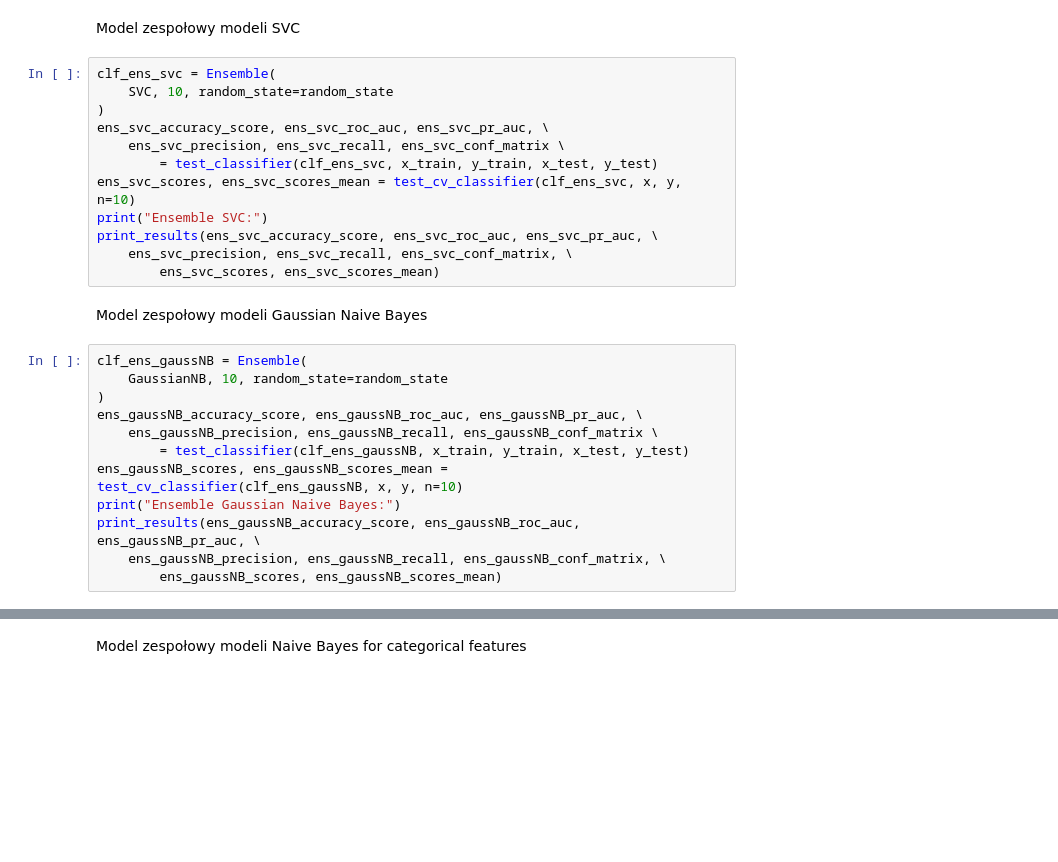
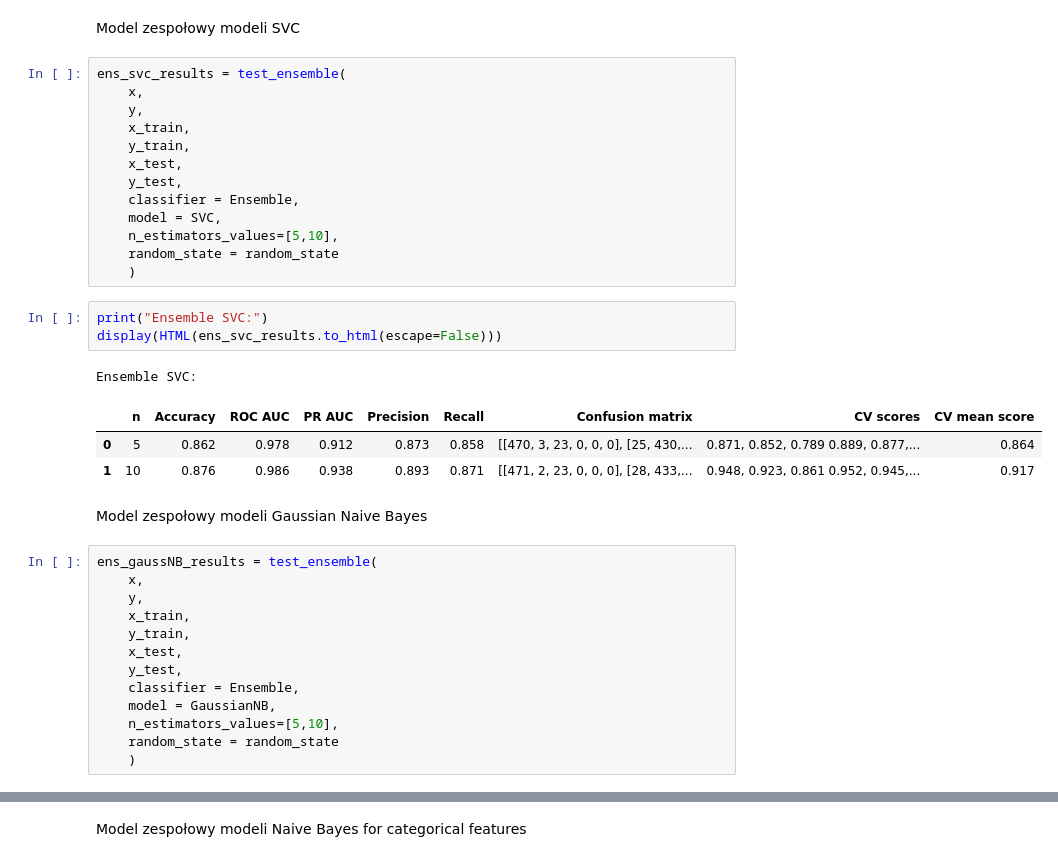
Before and after one commit to JakubDziegielewski/Ensambles, a Jupyter notebook: experiments_v2.ipynb, the cells around one changed output, grey strips where cells are left out. Saved outputs shown, nothing was run; the diff lists cells and outputs as text; blank space fills up the shorter version.

```diff
--- a/experiments_v2.ipynb
+++ b/experiments_v2.ipynb
@@ -351,29 +419,39 @@ CV mean score: 0.731
 ### Testy na przygotowanej implementacji modeli zespołowych
 # %% [markdown]
 Model zespołowy modeli SVC
-# %%
-clf_ens_svc = Ensemble(
-    SVC, 10, random_state=random_state
-)
-ens_svc_accuracy_score, ens_svc_roc_auc, ens_svc_pr_auc, \
-    ens_svc_precision, ens_svc_recall, ens_svc_conf_matrix \
-        = test_classifier(clf_ens_svc, x_train, y_train, x_test, y_test)
-ens_svc_scores, ens_svc_scores_mean = test_cv_classifier(clf_ens_svc, x, y, n=10)
-print("Ensemble SVC:")
-print_results(ens_svc_accuracy_score, ens_svc_roc_auc, ens_svc_pr_auc, \
-    ens_svc_precision, ens_svc_recall, ens_svc_conf_matrix, \
-        ens_svc_scores, ens_svc_scores_mean)
+# %%
+ens_svc_results = test_ensemble(
+    x,
+    y,
+    x_train,
+    y_train,
+    x_test,
+    y_test,
+    classifier = Ensemble,
+    model = SVC,
+    n_estimators_values=[5,10],
+    random_state = random_state
+    )
+# %%
+print("Ensemble SVC:")
+display(HTML(ens_svc_results.to_html(escape=False)))
+# %% [output]
+Ensemble SVC:
+|  | n | Accuracy | ROC AUC | PR AUC | Precision | Recall | Confusion matrix | CV scores | CV mean score |
+| 0 | 5 | 0.862 | 0.978 | 0.912 | 0.873 | 0.858 | [[470, 3, 23, 0, 0, 0], [25, 430,... | 0.871, 0.852, 0.789 0.889, 0.877,... | 0.864 |
+| 1 | 10 | 0.876 | 0.986 | 0.938 | 0.893 | 0.871 | [[471, 2, 23, 0, 0, 0], [28, 433,... | 0.948, 0.923, 0.861 0.952, 0.945,... | 0.917 |
 # %% [markdown]
 Model zespołowy modeli Gaussian Naive Bayes
-# %%
-clf_ens_gaussNB = Ensemble(
-    GaussianNB, 10, random_state=random_state
-)
-ens_gaussNB_accuracy_score, ens_gaussNB_roc_auc, ens_gaussNB_pr_auc, \
-    ens_gaussNB_precision, ens_gaussNB_recall, ens_gaussNB_conf_matrix \
-        = test_classifier(clf_ens_gaussNB, x_train, y_train, x_test, y_test)
-ens_gaussNB_scores, ens_gaussNB_scores_mean = test_cv_classifier(clf_ens_gaussNB, x, y, n=10)
-print("Ensemble Gaussian Naive Bayes:")
-print_results(ens_gaussNB_accuracy_score, ens_gaussNB_roc_auc, ens_gaussNB_pr_auc, \
-    ens_gaussNB_precision, ens_gaussNB_recall, ens_gaussNB_conf_matrix, \
-        ens_gaussNB_scores, ens_gaussNB_scores_mean)
+# %%
+ens_gaussNB_results = test_ensemble(
+    x,
+    y,
+    x_train,
+    y_train,
+    x_test,
+    y_test,
+    classifier = Ensemble,
+    model = GaussianNB,
+    n_estimators_values=[5,10],
+    random_state = random_state
+    )
```
Also changed, not shown: parts of 37 cells of this notebook, 2 other files.
